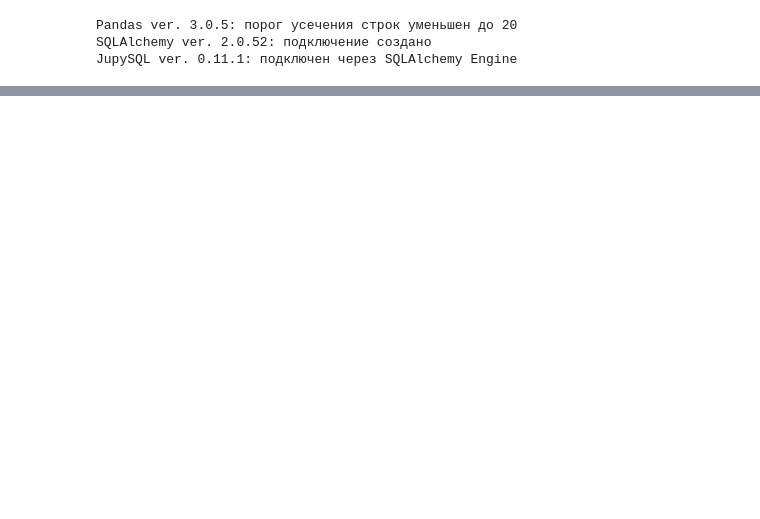
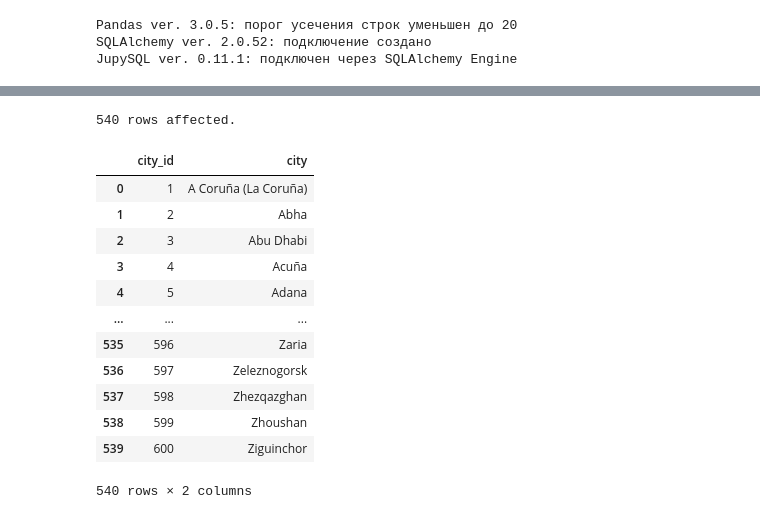
Before and after one commit to magus1968/learning-sql, a Jupyter notebook: docs/chapters/ch09.ipynb, the cells around one changed output, grey strips where cells are left out. Drawn from its saved outputs; the diff is of its cells as text; code cells hidden in the pictures; blank space fills up the shorter version.

```diff
--- a/docs/chapters/ch09.ipynb
+++ b/docs/chapters/ch09.ipynb
@@ -60,0 +129,24 @@ JupySQL ver. 0.11.1: подключен через SQLAlchemy Engine
+# %%
+%%sql
+SELECT city_id, city
+FROM city
+WHERE country_id <> (
+    SELECT country_id
+    FROM country
+    WHERE country = 'India'
+);
+# %% [output]
+540 rows affected.
+|  | city_id | city |
+| 0 | 1 | A Coruña (La Coruña) |
+| 1 | 2 | Abha |
+| 2 | 3 | Abu Dhabi |
+| 3 | 4 | Acuña |
+| 4 | 5 | Adana |
+| ... | ... | ... |
+| 535 | 596 | Zaria |
+| 536 | 597 | Zeleznogorsk |
+| 537 | 598 | Zhezqazghan |
+| 538 | 599 | Zhoushan |
+| 539 | 600 | Ziguinchor |
+540 rows × 2 columns
```
Also changed, not shown: parts of 73 cells of this notebook, 2 other files.
